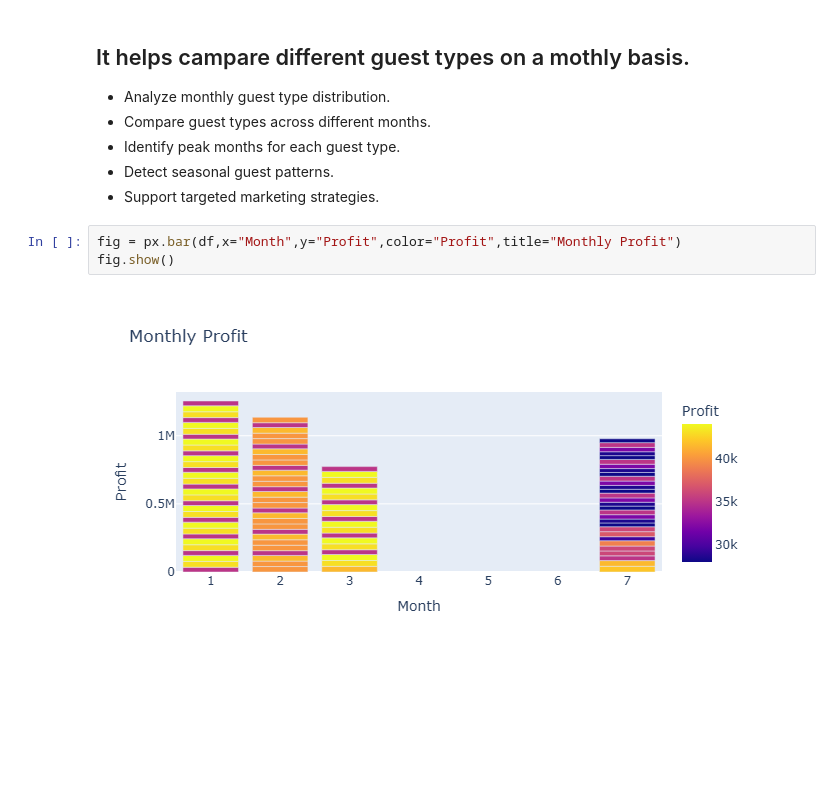
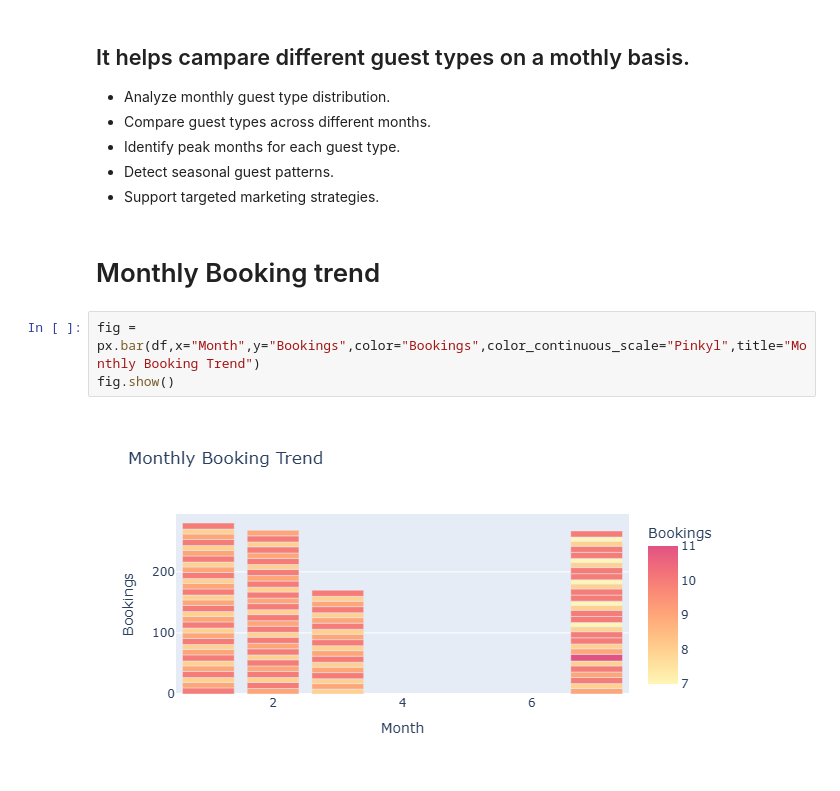
Before and after one commit to harmalmarwaha-lgtm/Hotel-Revenue-Dashboard, a Jupyter notebook: Data cleaning and preprocessing.ipynb, the cells around one changed output. Drawn from its saved outputs; the diff is of its cells as text; blank space fills up the shorter version.

```diff
--- a/Data cleaning and preprocessing.ipynb
+++ b/Data cleaning and preprocessing.ipynb
@@ -569,8 +559,10 @@ plt.show()
 - Identify peak months for each guest type.
 - Detect seasonal guest patterns.
 - Support targeted marketing strategies.
+# %% [markdown]
+# Monthly Booking trend
 # %%
-fig = px.bar(df,x="Month",y="Profit",color="Profit",title="Monthly Profit")
+fig = px.bar(df,x="Month",y="Bookings",color="Bookings",color_continuous_scale="Pinkyl",title="Monthly Booking Trend")
 fig.show()
 # %% [output]
-[figure, old version]
+[figure, new version]
```
Also changed, not shown: parts of 36 cells of this notebook.
